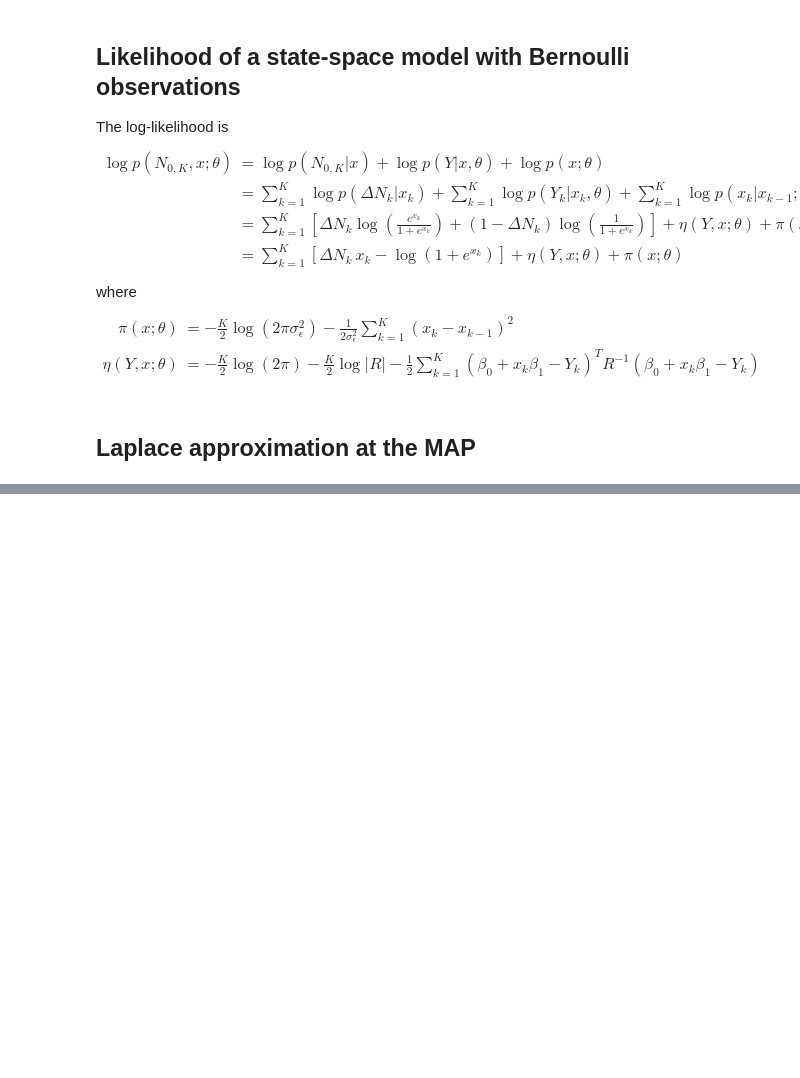
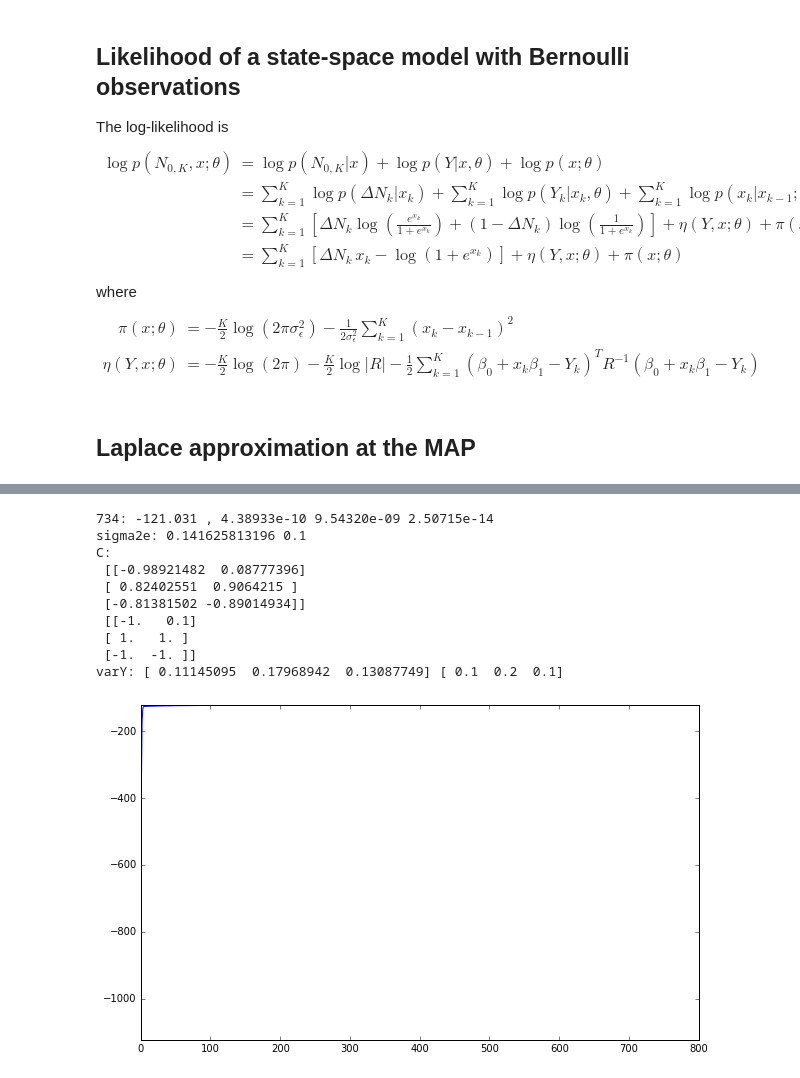
Before and after one commit to lciti/SEAS2016, a Jupyter notebook: Test_LikelihoodBernoulliAndGaussian.ipynb, the cells around one changed output, grey strips where cells are left out. Cells and saved outputs as stored; diff of their text form; code cells hidden in the pictures; blank space fills up the shorter version.

Commit message:
Implemented EM optimisation of the state process noise, the regression coefficients and the variances of Gaussian observations

```diff
--- a/Test_LikelihoodBernoulliAndGaussian.ipynb
+++ b/Test_LikelihoodBernoulliAndGaussian.ipynb
@@ -177,21 +176,38 @@ def cov_from_chol_precision(U):
 # %%
-def EM_fit_sigma2e_Laplace(dN, sigma2e_init, tol=1e-6, trials=1.):
+def EM_fit_coefs_Laplace(dN, Y, C_init, varY_init, sigma2e_init, tol=1e-8, max_iter=100000, trials=1.):
     """Optimize sigma2e using the EM algorithm using the Laplace approximation at the MAP.
 
     :param dN: Observations (K,)
+    :param Y: Gaussian observations (K,M)
+    :param C: Initial estimate of coefficients of Gaussian observations (M,2)
+    :param varY: Initial estimate of diagonal of covariance matrix of Gaussian observations (M,)
     :param sigma2e_init: Initial estimate of sigma2e
     :param tol: Convergence criterion for the EM
     :param trials: Number of trials for binomial observations (1 for Bernoulli)
     :return: x_map, U, marginal_loglikelihood, joint_loglikelihood
     """
     sigma2e_old = sigma2e_init
-    while True:
-        x_map, U, marginal_loglikelihood, _ = Do_Kalman_Likelihood_Bernoulli_LaplaceMAP(dN, sigma2e_old, trials=trials)
-        #print(sigma2e, marginal_loglikelihood)
+    C_old = C_init
+    varY_old = varY_init
+    K = len(dN)
+    ml = []
+    for i in range(max_iter):
+        x_map, U, marginal_loglikelihood, _ = Do_Kalman_Likelihood_Bernoulli_And_Gaussian_LaplaceMAP(dN, Y, C_old, varY_old, sigma2e_old, trials=trials)
+        ml.append(marginal_loglikelihood)
         Cov_tri = cov_from_chol_precision(U)
-        sigma2e = (np.sum(Cov_tri[1]) + np.dot(x_map, x_map) # E[x_k^2]
+        E_x_k = np.sum(x_map) # \sum_k E[x_k]
+        E_x_k_x_k = np.sum(Cov_tri[1]) + np.dot(x_map, x_map) # \sum_k E[x_k^2]
+        sigma2e = (E_x_k_x_k # E[x_k^2]
                    + np.sum(Cov_tri[1,:-1]) + np.dot(x_map[:-1], x_map[:-1]) # E[x_{k-1}^2]
                    - 2 * np.sum(Cov_tri[0]) - 2 * np.dot(x_map[1:], x_map[:-1])) / len(dN) # E[x_{k-1} * x_k]
-        if (abs(sigma2e - sigma2e_old) < tol): break
-        sigma2e_old = sigma2e
-    return sigma2e
+        regr_map = np.column_stack((np.ones(K), x_map))
+        C = sp.linalg.solve([[K, E_x_k], [E_x_k, E_x_k_x_k]], np.dot(regr_map.T, Y), sym_pos=True).T
+        varY = np.mean((np.dot(regr_map, C.T) - Y)**2, axis=0) + np.mean(Cov_tri[1]) * C[:,1]**2
+        # show progress and check stopping condition
+        step_sizes = (sigma2e - sigma2e_old)**2, np.sum((C - C_old)**2), np.sum((varY - varY_old)**2)
+        print('{}: {:.6} , {!s:<50}'.format(i, marginal_loglikelihood, ' '.join(format(s, '.5e') for s in step_sizes)), end='\r')
+        if (sum(step_sizes) < tol): break
+        C_old, varY_old, sigma2e_old = C, varY, sigma2e
+
+    print()
+    return sigma2e, C, varY, ml
@@ -204,0 +214,23 @@ Wall time: 1.11 s
+# %%
+#%time
+sigma2e_opt, C_opt, varY_opt, marginal_ll = EM_fit_coefs_Laplace(dN, Y, 0*C, 5*varY, 5*sigma2e, tol=1e-8, trials=trials)
+print('sigma2e:', sigma2e_opt, sigma2e)
+print('C:\n', C_opt, '\n', C)
+print('varY:', varY_opt, varY)
+
+plt.figure(figsize=(10,6))
+plt.plot(marginal_ll)
+plt.ylim((max(min(marginal_ll), marginal_ll[len(marginal_ll)//5]-1e3), max(marginal_ll)))
+plt.show()
+# %% [output]
+734: -121.031 , 4.38933e-10 9.54320e-09 2.50715e-14
+sigma2e: 0.141625813196 0.1
+C:
+ [[-0.98921482  0.08777396]
+ [ 0.82402551  0.9064215 ]
+ [-0.81381502 -0.89014934]]
+ [[-1.   0.1]
+ [ 1.   1. ]
+ [-1.  -1. ]]
+varY: [ 0.11145095  0.17968942  0.13087749] [ 0.1  0.2  0.1]
+[figure, added]
```
Also changed, not shown: parts of 7 cells of this notebook.
